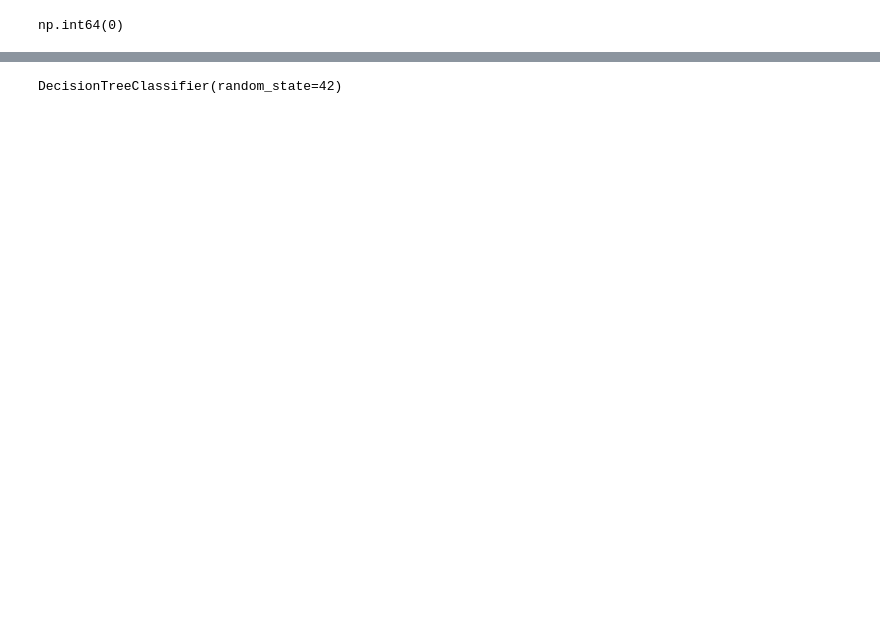
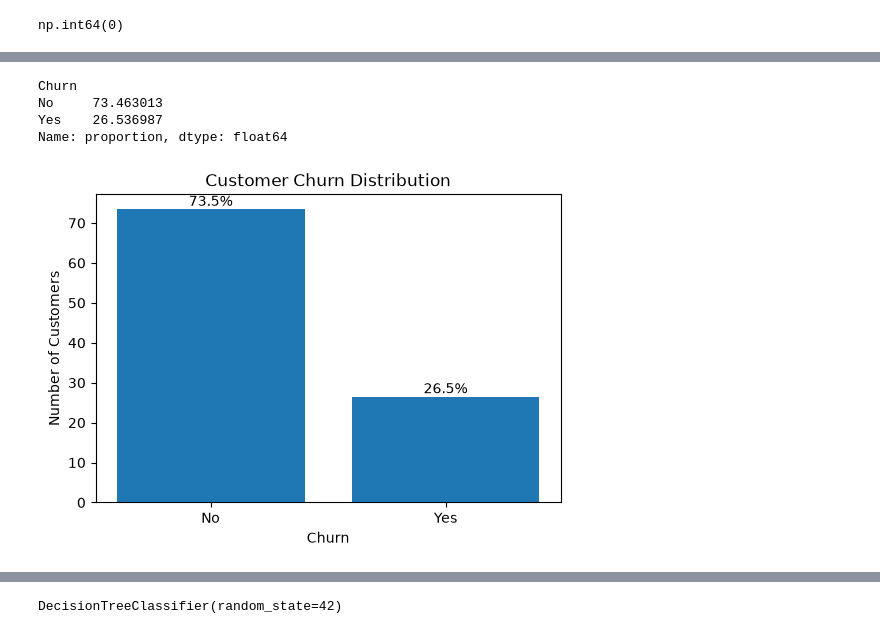
Before and after one commit to lakshitdua/Customer-Churn-Analysis, a Jupyter notebook: notebooks/01_Data_Exploration.ipynb, the cells around one changed output, grey strips where cells are left out. Cells and saved outputs as stored; diff of their text form; code cells hidden in the pictures; blank space fills up the shorter version.

Commit message:
Clean and organize churn analysis notebook

```diff
--- a/notebooks/01_Data_Exploration.ipynb
+++ b/notebooks/01_Data_Exploration.ipynb
@@ -321,0 +182,29 @@ plt.show()
+# %%
+churn_counts = df["Churn"].value_counts(normalize=True)*100
+churn_counts
+# %% [output]
+Churn
+No     73.463013
+Yes    26.536987
+Name: proportion, dtype: float64
+# %%
+plt.figure(figsize=(6, 4))
+
+bars = plt.bar(churn_counts.index, churn_counts.values)
+
+plt.xlabel("Churn")
+plt.ylabel("Number of Customers")
+plt.title("Customer Churn Distribution")
+
+for bar, percentage in zip(bars, churn_counts):
+    plt.text(
+        bar.get_x() + bar.get_width() / 2,
+        bar.get_height(),
+        f"{percentage:.1f}%",
+        ha="center",
+        va="bottom"
+    )
+
+plt.show()
+# %% [output]
+[figure, added]
```
Also changed, not shown: parts of 262 cells of this notebook.
